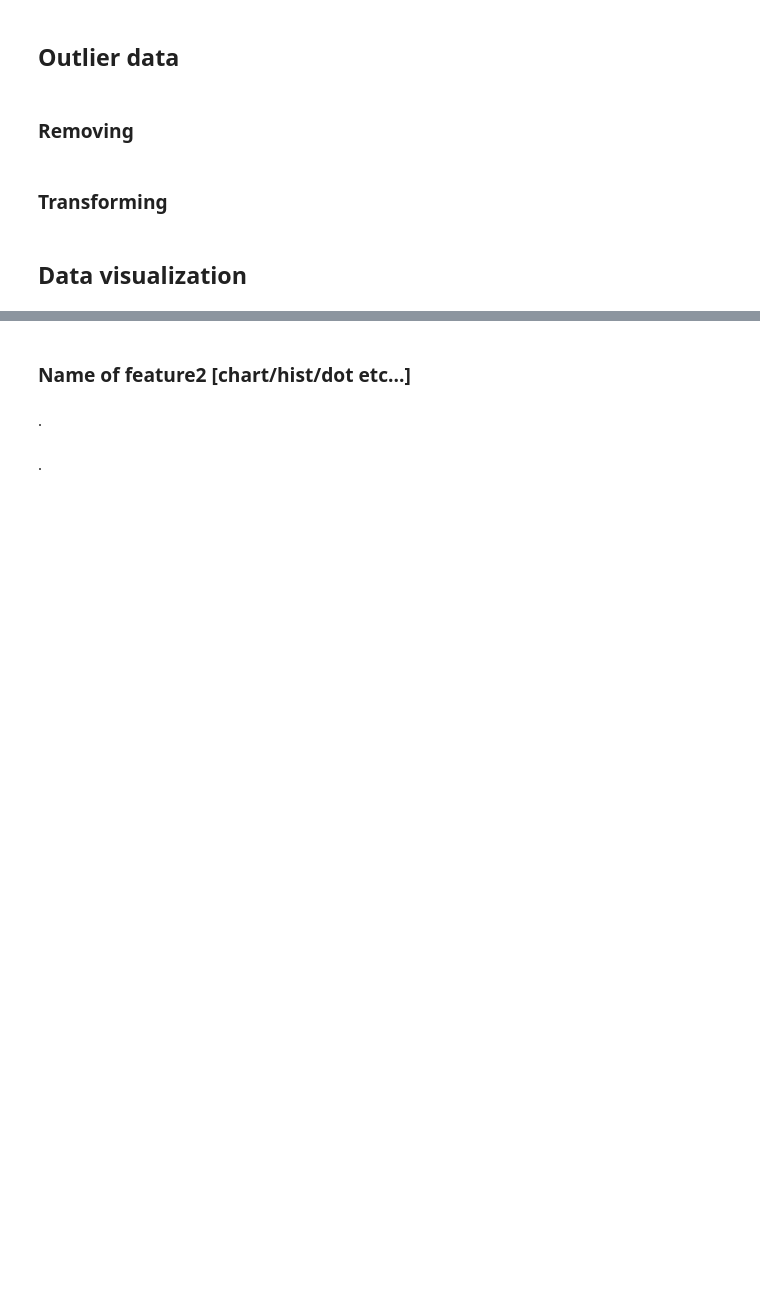
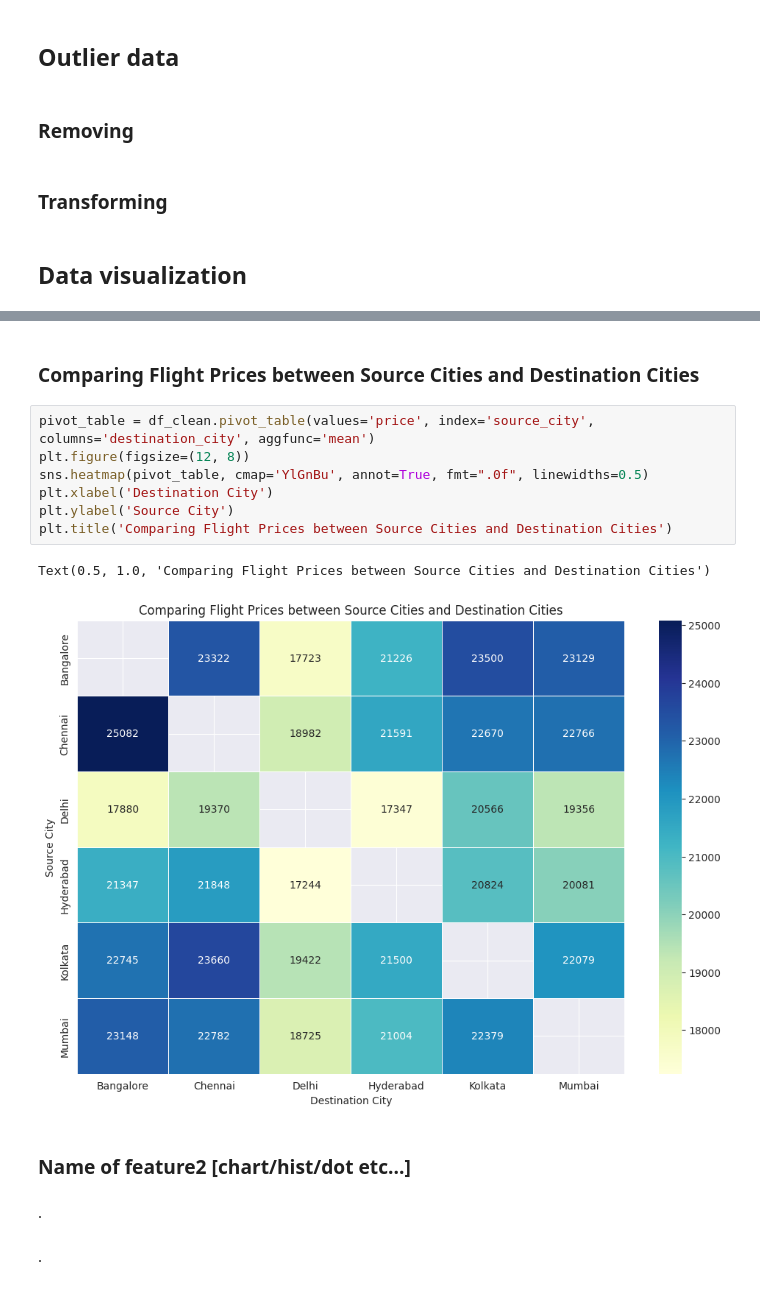
Before and after one commit to Pyame/Flight-Price-Prediction, a Jupyter notebook: main.ipynb, the cells around one changed output, grey strips where cells are left out. Saved outputs shown, nothing was run; the diff lists cells and outputs as text; blank space fills up the shorter version.

```diff
--- a/main.ipynb
+++ b/main.ipynb
@@ -122,3 +158,15 @@ df_economy.drop_duplicates()
+# %% [markdown]
+### Comparing Flight Prices between Source Cities and Destination Cities
+# %%
+pivot_table = df_clean.pivot_table(values='price', index='source_city', columns='destination_city', aggfunc='mean')
+plt.figure(figsize=(12, 8))
+sns.heatmap(pivot_table, cmap='YlGnBu', annot=True, fmt=".0f", linewidths=0.5)
+plt.xlabel('Destination City')
+plt.ylabel('Source City')
+plt.title('Comparing Flight Prices between Source Cities and Destination Cities')
+# %% [output]
+Text(0.5, 1.0, 'Comparing Flight Prices between Source Cities and Destination Cities')
+[figure, added]
 # %% [markdown]
 ### Name of feature2 [chart/hist/dot etc...]
 # %% [markdown]
```
Also changed, not shown: parts of 8 cells of this notebook.
